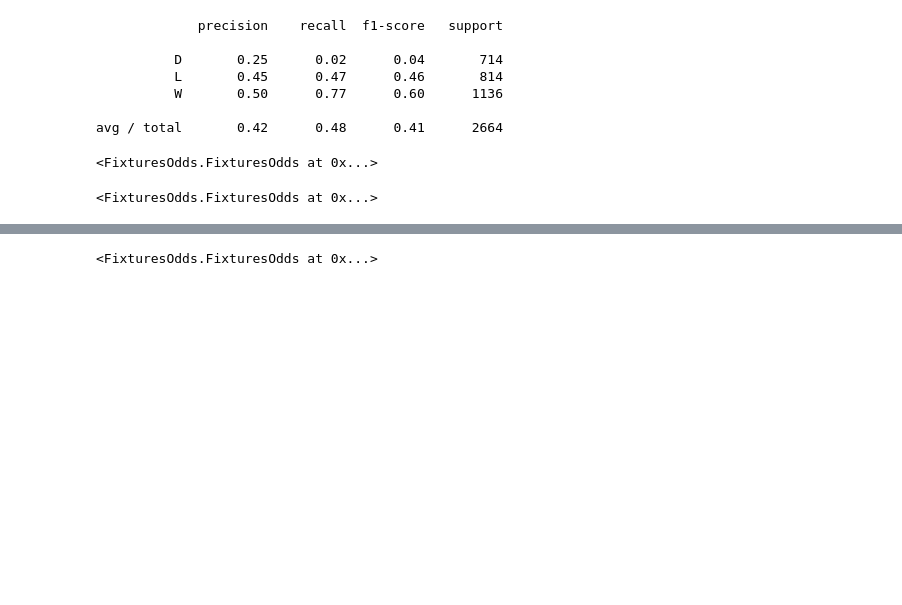
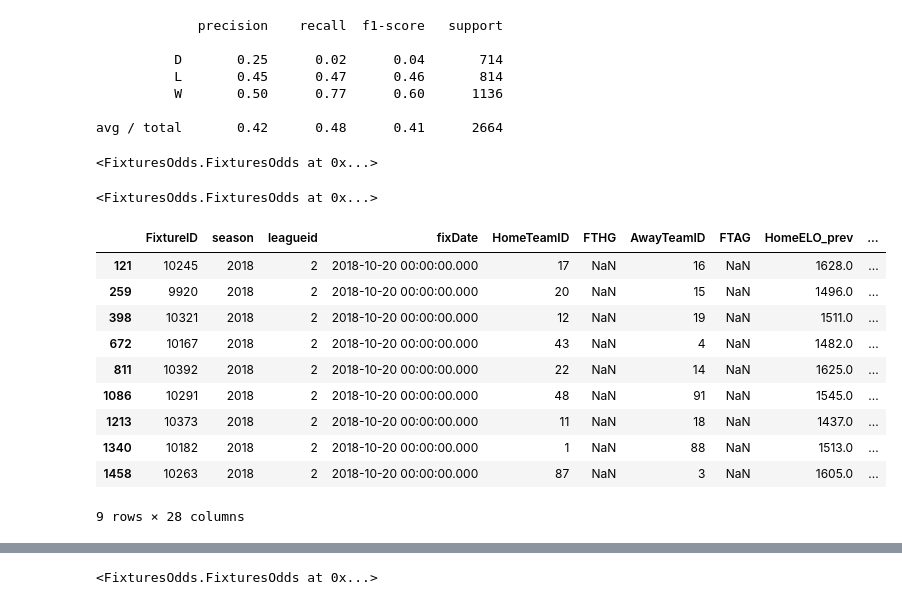
Before and after one commit to wormwood/football, a Jupyter notebook: ClassifierswithOdds-Copy1.ipynb, the cells around one changed output, grey strips where cells are left out. Cells and saved outputs as stored; diff of their text form; code cells hidden in the pictures; blank space fills up the shorter version.

```diff
--- a/ClassifierswithOdds-Copy1.ipynb
+++ b/ClassifierswithOdds-Copy1.ipynb
@@ -100,7 +67,9 @@ x =get_odds('skybet')
-# %%
-fo.add_odds(x)
-# %% [output]
-<FixturesOdds.FixturesOdds at 0x...>
+# %%
+fo.add_live_odds('skybet', 2)
+# %%
+fo.clean_predict()
+# %% [output]
+<FixturesOdds.FixturesOdds at 0x...>
 # %%
 fo.filter_by_col('FixtureDateAsDate', '2018-10-20').filter_by_col('leagueid', 2)
 # %% [output]
@@ -110,3 +77,17 @@ X_fix=fo.X()
+# %%
+fo.df
+# %% [output]
+|  | FixtureID | season | leagueid | fixDate | HomeTeamID | FTHG | AwayTeamID | FTAG | HomeELO_prev | ... |
+| 121 | 10245 | 2018 | 2 | 2018-10-20 00:00:00.000 | 17 | NaN | 16 | NaN | 1628.0 | ... |
+| 259 | 9920 | 2018 | 2 | 2018-10-20 00:00:00.000 | 20 | NaN | 15 | NaN | 1496.0 | ... |
+| 398 | 10321 | 2018 | 2 | 2018-10-20 00:00:00.000 | 12 | NaN | 19 | NaN | 1511.0 | ... |
+| 672 | 10167 | 2018 | 2 | 2018-10-20 00:00:00.000 | 43 | NaN | 4 | NaN | 1482.0 | ... |
+| 811 | 10392 | 2018 | 2 | 2018-10-20 00:00:00.000 | 22 | NaN | 14 | NaN | 1625.0 | ... |
+| 1086 | 10291 | 2018 | 2 | 2018-10-20 00:00:00.000 | 48 | NaN | 91 | NaN | 1545.0 | ... |
+| 1213 | 10373 | 2018 | 2 | 2018-10-20 00:00:00.000 | 11 | NaN | 18 | NaN | 1437.0 | ... |
+| 1340 | 10182 | 2018 | 2 | 2018-10-20 00:00:00.000 | 1 | NaN | 88 | NaN | 1513.0 | ... |
+| 1458 | 10263 | 2018 | 2 | 2018-10-20 00:00:00.000 | 87 | NaN | 3 | NaN | 1605.0 | ... |
+9 rows × 28 columns
 # %%
 fo.df['prediction'] = gs.predict(fo.X())
 fo.df[['FixtureDateAsDate','HomeTeam', 'AwayTeam', 'prediction', 'HomeOdds', 'DrawOdds', 'AwayOdds']]
```
Also changed, not shown: parts of 10 cells of this notebook, 13 other files.
